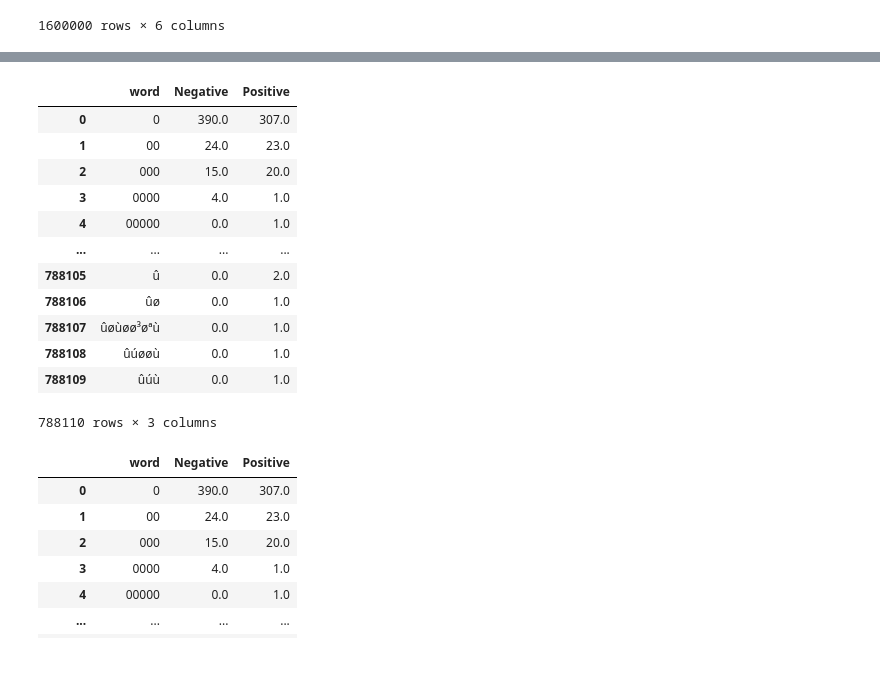
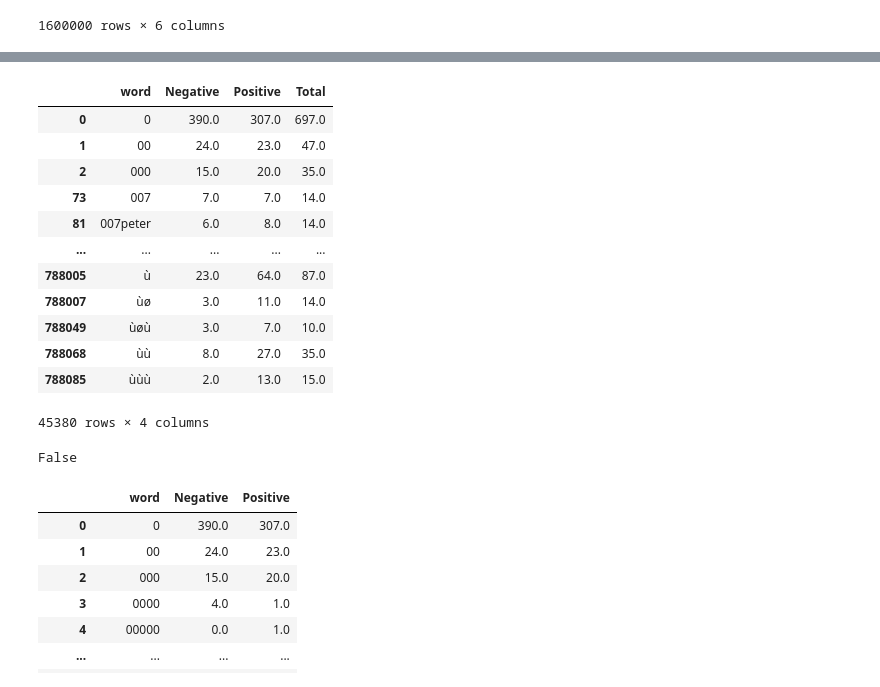
Before and after one commit to kevinyu328/ds4300-final-project, a Jupyter notebook: DS 4300 Project Cleaning.ipynb, the cells around one changed output, grey strips where cells are left out. Cells and saved outputs as stored; diff of their text form; code cells hidden in the pictures.

```diff
--- a/DS 4300 Project Cleaning.ipynb
+++ b/DS 4300 Project Cleaning.ipynb
@@ -93,21 +93,23 @@ word_dict_positive
 # %%
 df_word_probs = pd.DataFrame({'Negative':pd.Series(word_dict_negative),'Positive':pd.Series(word_dict_positive)})
 df_word_probs = df_word_probs.reset_index()
 df_word_probs = df_word_probs.rename(columns={"index": "word"})
 df_word_probs = df_word_probs.fillna(0)
-df_word_probs.to_csv('word_counts.csv',index=False)
-df_word_probs
+df_word_probs['Total'] = df_word_probs['Negative'] + df_word_probs['Positive']
+#df_word_probs.to_csv('word_counts_10.csv',index=False)
+df_word_probs_10 = df_word_probs[df_word_probs['Total'] > 9]
+df_word_probs_10
 # %% [output]
-|  | word | Negative | Positive |
-| 0 | 0 | 390.0 | 307.0 |
-| 1 | 00 | 24.0 | 23.0 |
-| 2 | 000 | 15.0 | 20.0 |
-| 3 | 0000 | 4.0 | 1.0 |
-| 4 | 00000 | 0.0 | 1.0 |
-| ... | ... | ... | ... |
-| 788105 | û | 0.0 | 2.0 |
-| 788106 | ûø | 0.0 | 1.0 |
-| 788107 | ûøùøø³øªù | 0.0 | 1.0 |
-| 788108 | ûúøøù | 0.0 | 1.0 |
-| 788109 | ûúù | 0.0 | 1.0 |
+|  | word | Negative | Positive | Total |
+| 0 | 0 | 390.0 | 307.0 | 697.0 |
+| 1 | 00 | 24.0 | 23.0 | 47.0 |
+| 2 | 000 | 15.0 | 20.0 | 35.0 |
+| 73 | 007 | 7.0 | 7.0 | 14.0 |
+| 81 | 007peter | 6.0 | 8.0 | 14.0 |
+| ... | ... | ... | ... | ... |
+| 788005 | ù | 23.0 | 64.0 | 87.0 |
+| 788007 | ùø | 3.0 | 11.0 | 14.0 |
+| 788049 | ùøù | 3.0 | 7.0 | 10.0 |
+| 788068 | ùù | 8.0 | 27.0 | 35.0 |
+| 788085 | ùùù | 2.0 | 13.0 | 15.0 |
-788110 rows × 3 columns
+45380 rows × 4 columns
@@ -114,3 +118,7 @@ df_word_probs
+# %%
+' ' in common_words
+# %% [output]
+False
 # %%
 df_word_counts = pd.read_csv('word_counts.csv')
 df_word_counts
```
Also changed, not shown: parts of 19 cells of this notebook.
